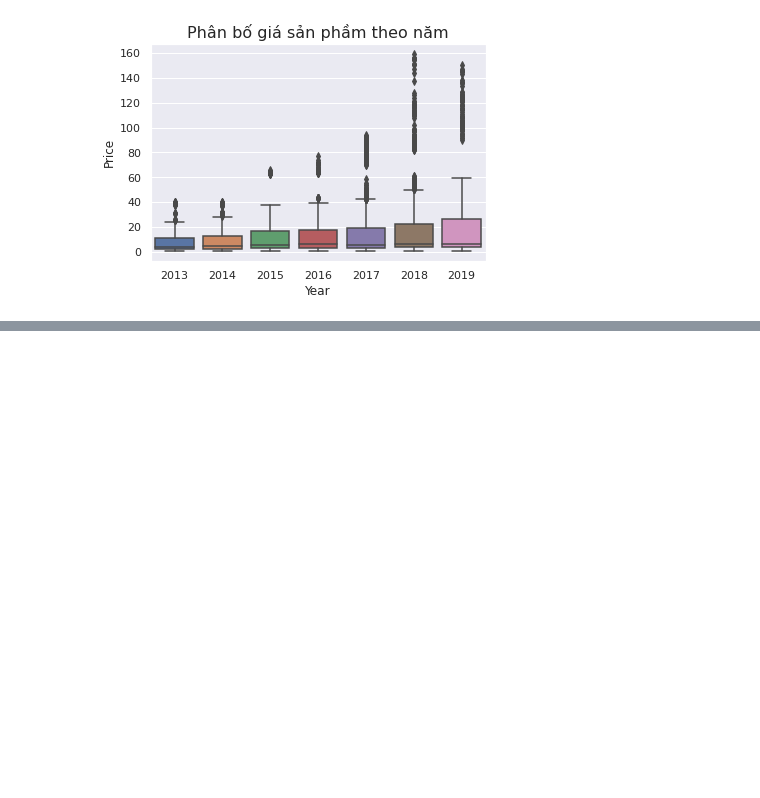
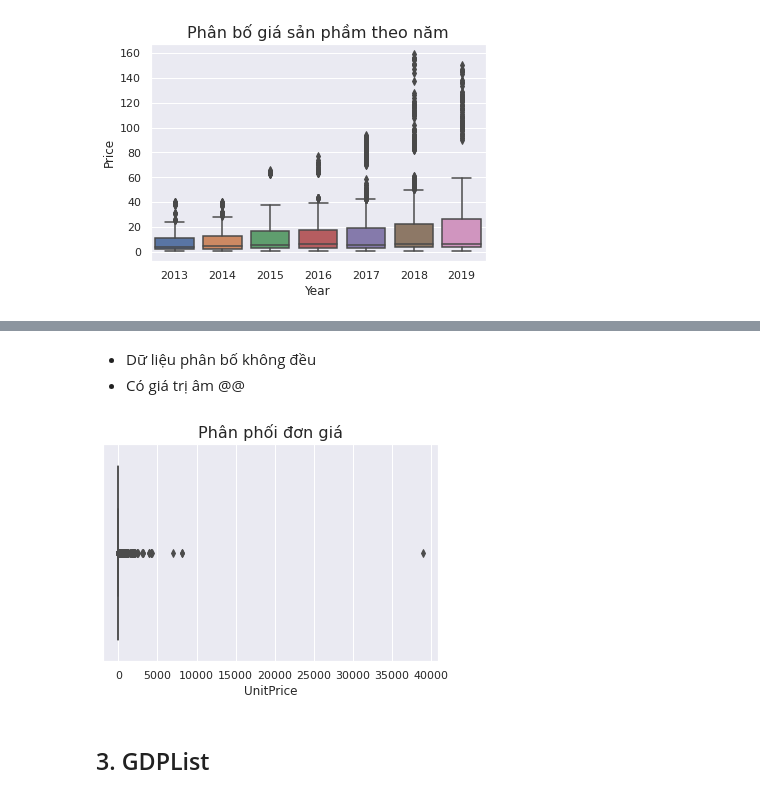
Before and after one commit to ShinNgao12/CodeGym_DA, a Jupyter notebook: Demo_Visualazation 3.ipynb, the cells around one changed output, grey strips where cells are left out. Drawn from its saved outputs; the diff is of its cells as text; code cells hidden in the pictures; blank space fills up the shorter version.

```diff
--- a/Demo_Visualazation 3.ipynb
+++ b/Demo_Visualazation 3.ipynb
@@ -49,0 +81,11 @@ plt.show()
+# %% [markdown]
+- Dữ liệu phân bố không đều
+- Có giá trị âm @@
+# %%
+sns.boxplot(x=df["UnitPrice"])
+plt.title('Phân phối đơn giá', fontsize = 16)
+plt.show()
+# %% [output]
+[figure, added]
+# %% [markdown]
+## 3. GDPList
```
Also changed, not shown: parts of 9 cells of this notebook.
